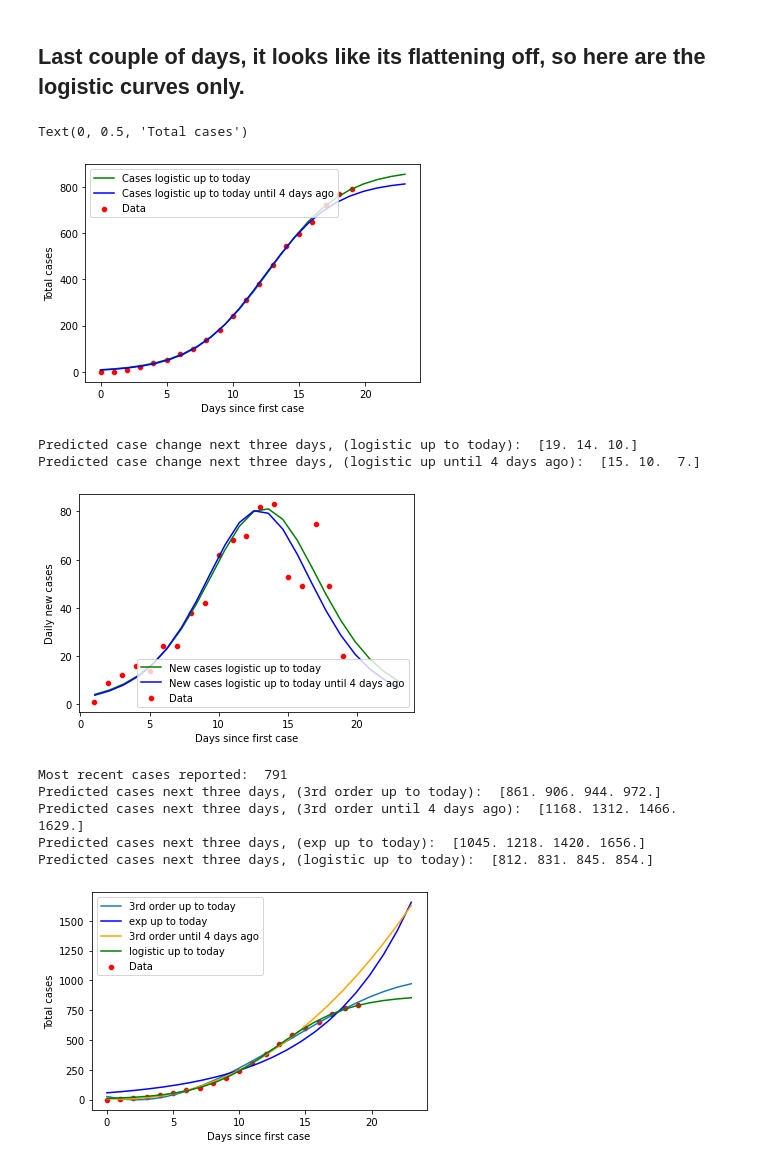
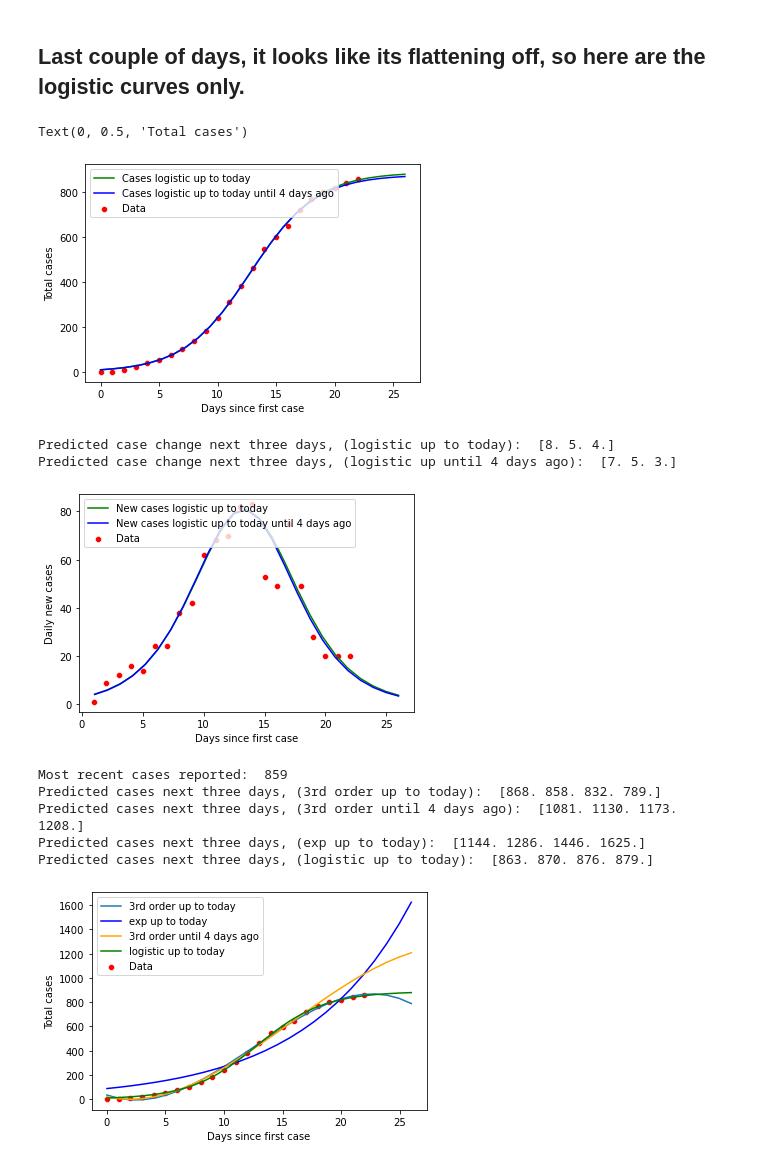
Before and after one commit to westernsci/NZ-covid-outbreak-curve-fitting, a Jupyter notebook: covidCurveFitting.ipynb, the cells around one changed output. Cells and saved outputs as stored; diff of their text form; code cells hidden in the pictures.

```diff
--- a/covidCurveFitting.ipynb
+++ b/covidCurveFitting.ipynb
@@ -11,8 +11,8 @@ import seaborn as sb
 import scipy as scipy
 import matplotlib.pyplot as plt
 
-nzT = np.cumsum(np.array([0,1,9,12,16,14,24,24,38,42,62,68,70, 82, 83, 53, 49, 75, 49, 28, 20]))
-daysNZ = np.array([0,1,2,3,4,5 ,6 ,7,8,9,10,11,12, 13, 14, 15, 16,17,18, 19, 20])
+nzT = np.cumsum(np.array([0,1,9,12,16,14,24,24,38,42,62,68,70, 82, 83, 53, 49, 75, 49, 28, 20, 20, 20]))
+daysNZ = np.array([0,1,2,3,4,5 ,6 ,7,8,9,10,11,12, 13, 14, 15, 16,17,18, 19, 20, 21, 22])
 predrange = np.linspace(0,len(daysNZ)+3, len(daysNZ)+3)
 
 def exp_fit(x,a,b):
@@ -43,23 +43,25 @@ pred = mod[3]+ predrange*mod[2] + mod[1]*predrange**2 + mod[0]*predrange**3
 sb.lineplot(x=predrange, y=(predlog), color='green', label='Cases logistic up to today')
 sb.lineplot(x=predrange, y=(predlogold), color='blue', label='Cases logistic up to today until 4 days ago')
 sb.scatterplot(x=daysNZ, y=(nzT), color='r', label='Data')
+plt.legend(loc='upper left')
 plt.xlabel('Days since first case')
 plt.ylabel('Total cases')
 # %% [output]
 Text(0, 0.5, 'Total cases')
-[figure, old version]
+[figure, new version]
 # %%
 sb.lineplot(x=predrange[1:], y=np.diff(predlog), color='green', label='New cases logistic up to today')
 sb.lineplot(x=predrange[1:], y=np.diff(predlogold), color='blue', label='New cases logistic up to today until 4 days ago')
 sb.scatterplot(x=daysNZ[1:], y=np.diff(nzT), color='r', label='Data')
+plt.legend(loc='upper left')
 plt.xlabel('Days since first case')
 plt.ylabel('Daily new cases')
 print("Predicted case change next three days, (logistic up to today): ", np.diff(predlog[-4:]).round())
 print("Predicted case change next three days, (logistic up until 4 days ago): ", np.diff(predlogold[-4:]).round())
 # %% [output]
-Predicted case change next three days, (logistic up to today):  [19. 14. 10.]
-Predicted case change next three days, (logistic up until 4 days ago):  [15. 10.  7.]
+Predicted case change next three days, (logistic up to today):  [8. 5. 4.]
+Predicted case change next three days, (logistic up until 4 days ago):  [7. 5. 3.]
-[figure, old version]
+[figure, new version]
 # %%
 sb.lineplot(x=predrange, y=pred, label='3rd order up to today')
 sb.lineplot(x=predrange, y=predexp, color='blue', label='exp up to today')
@@ -74,12 +76,12 @@ print("Predicted cases next three days, (3rd order until 4 days ago): ", predold
 print("Predicted cases next three days, (exp up to today): ", predexp[-4:].round())
 print("Predicted cases next three days, (logistic up to today): ", predlog[-4:].round())
 # %% [output]
-Most recent cases reported:  791
-Predicted cases next three days, (3rd order up to today):  [861. 906. 944. 972.]
-Predicted cases next three days, (3rd order until 4 days ago):  [1168. 1312. 1466. 1629.]
-Predicted cases next three days, (exp up to today):  [1045. 1218. 1420. 1656.]
-Predicted cases next three days, (logistic up to today):  [812. 831. 845. 854.]
+Most recent cases reported:  859
+Predicted cases next three days, (3rd order up to today):  [868. 858. 832. 789.]
+Predicted cases next three days, (3rd order until 4 days ago):  [1081. 1130. 1173. 1208.]
+Predicted cases next three days, (exp up to today):  [1144. 1286. 1446. 1625.]
+Predicted cases next three days, (logistic up to today):  [863. 870. 876. 879.]
-[figure, old version]
+[figure, new version]
 # %%
 sb.scatterplot(x=daysNZ[1:], y=np.diff(nzT), color='r', label='Data')
 sb.lineplot(x=predrange[1:], y=np.diff(pred), label='New cases 3rd order up to today')
```
Also changed, not shown: parts of 1 cell of this notebook.
